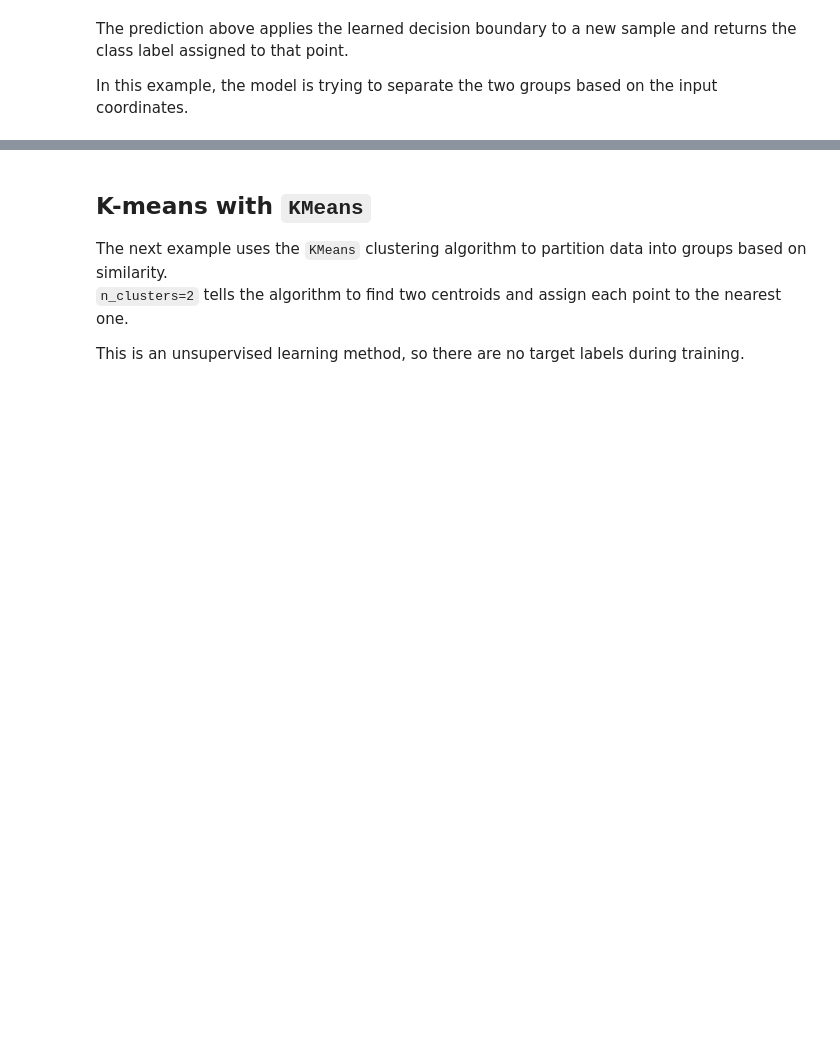
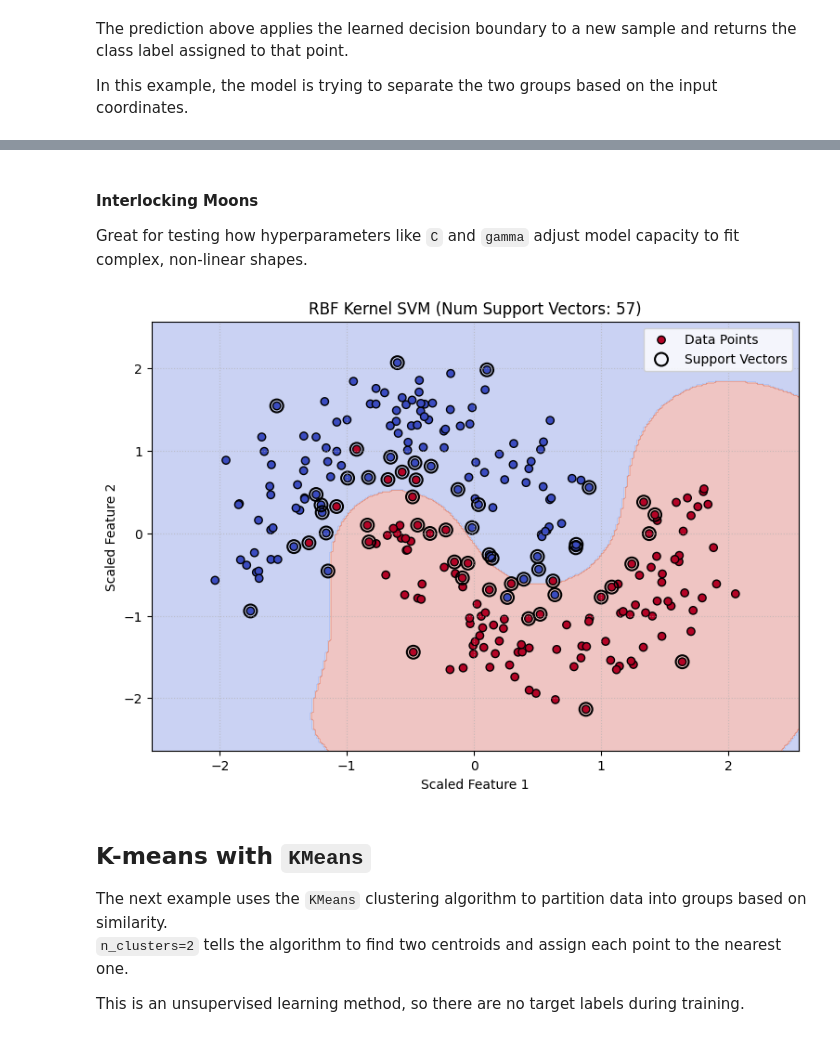
Before and after one commit to mylo2202/fsb-mle, a Jupyter notebook: session6/notebook.ipynb, the cells around one changed output, grey strips where cells are left out. Drawn from its saved outputs; the diff is of its cells as text; code cells hidden in the pictures; blank space fills up the shorter version.

```diff
--- a/session6/notebook.ipynb
+++ b/session6/notebook.ipynb
@@ -30,3 +175,49 @@ In this example, the model is trying to separate the two groups based on the inp
+# %% [markdown]
+#### Interlocking Moons
+
+Great for testing how hyperparameters like `C` and `gamma` adjust model capacity to fit complex, non-linear shapes.
+# %%
+import numpy as np
+import matplotlib.pyplot as plt
+from sklearn.datasets import make_moons
+from sklearn.preprocessing import StandardScaler
+from sklearn.svm import SVC
+
+# 1. Generate noisy moons dataset
+X, y = make_moons(n_samples=250, noise=0.2, random_state=42)
+
+# 2. Scale features & fit SVM model directly (to inspect support vectors easily)
+scaler = StandardScaler()
+X_scaled = scaler.fit_transform(X)
+
+model = SVC(kernel='rbf', gamma=1.0, C=1.0)
+model.fit(X_scaled, y)
+
+# 3. Create grid to plot decision boundary
+x_min, x_max = X_scaled[:, 0].min() - 0.5, X_scaled[:, 0].max() + 0.5
+y_min, y_max = X_scaled[:, 1].min() - 0.5, X_scaled[:, 1].max() + 0.5
+xx, yy = np.meshgrid(np.linspace(x_min, x_max, 300),
+                     np.linspace(y_min, y_max, 300))
+
+Z = model.predict(np.c_[xx.ravel(), yy.ravel()]).reshape(xx.shape)
+
+# 4. Plot background boundary, data points, and support vectors
+plt.figure(figsize=(9, 6))
+plt.contourf(xx, yy, Z, alpha=0.3, cmap=plt.cm.coolwarm)
+plt.scatter(X_scaled[:, 0], X_scaled[:, 1], c=y, cmap=plt.cm.coolwarm, edgecolors='k', label='Data Points')
+
+# Highlight Support Vectors
+sv = model.support_vectors_
+plt.scatter(sv[:, 0], sv[:, 1], s=100, facecolors='none', edgecolors='k', linewidths=1.5, label='Support Vectors')
+
+plt.title(f"RBF Kernel SVM (Num Support Vectors: {len(sv)})")
+plt.xlabel("Scaled Feature 1")
+plt.ylabel("Scaled Feature 2")
+plt.legend()
+plt.grid(True, linestyle=':', alpha=0.6)
+plt.show()
+# %% [output]
+[figure, added]
 # %% [markdown]
 ## K-means with `KMeans`
 
```
Also changed, not shown: parts of 16 cells of this notebook, 1 other file.
